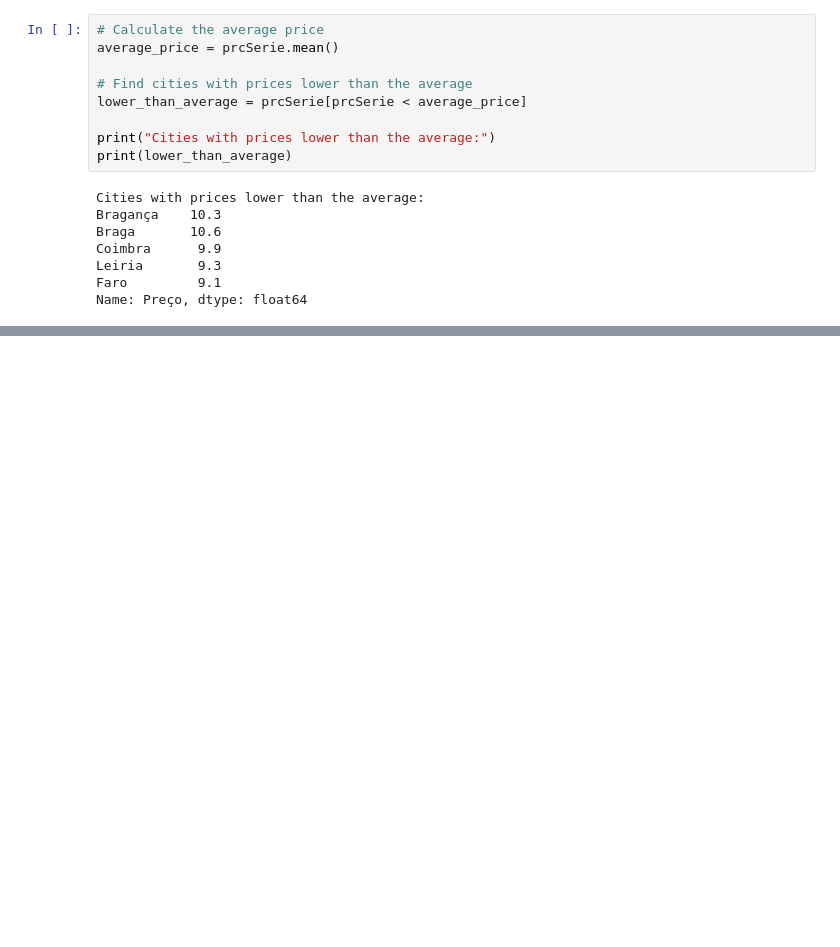
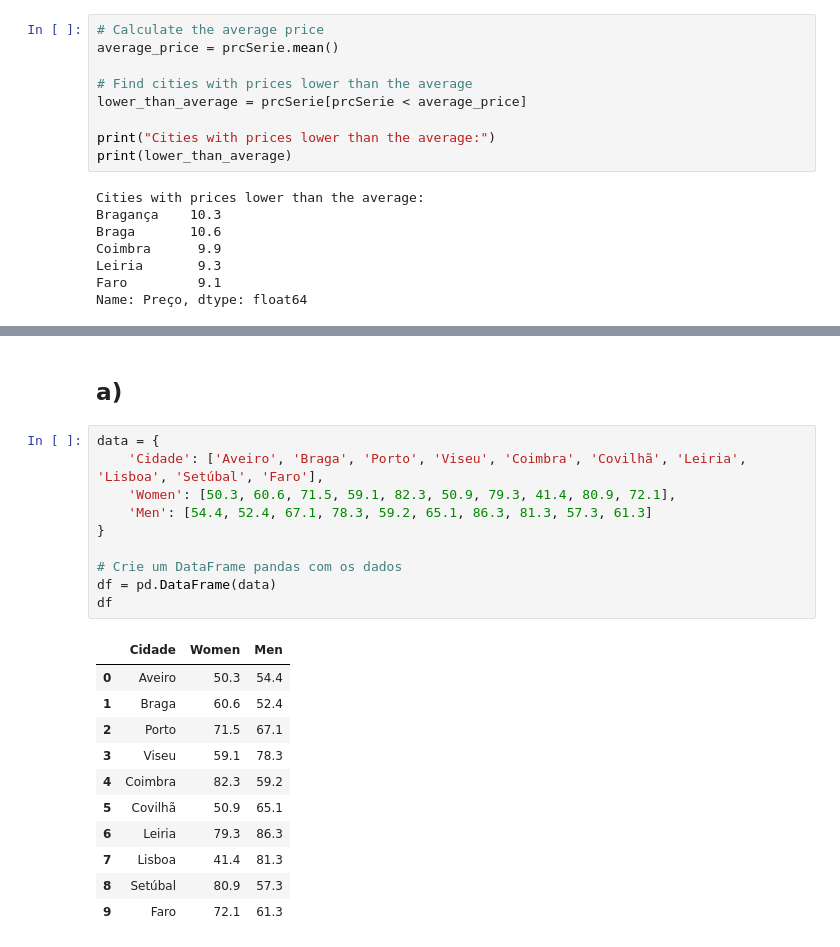
Before and after one commit to tassiogomes/MINDD-ISEP, a Jupyter notebook: MINDD_TP01.ipynb, the cells around one changed output, grey strips where cells are left out. Drawn from its saved outputs; the diff is of its cells as text; blank space fills up the shorter version.

```diff
--- a/MINDD_TP01.ipynb
+++ b/MINDD_TP01.ipynb
@@ -165,0 +224,24 @@ Name: Preço, dtype: float64
+# %% [markdown]
+## a)
+# %%
+data = {
+    'Cidade': ['Aveiro', 'Braga', 'Porto', 'Viseu', 'Coimbra', 'Covilhã', 'Leiria', 'Lisboa', 'Setúbal', 'Faro'],
+    'Women': [50.3, 60.6, 71.5, 59.1, 82.3, 50.9, 79.3, 41.4, 80.9, 72.1],
+    'Men': [54.4, 52.4, 67.1, 78.3, 59.2, 65.1, 86.3, 81.3, 57.3, 61.3]
+}
+
+# Crie um DataFrame pandas com os dados
+df = pd.DataFrame(data)
+df
+# %% [output]
+|  | Cidade | Women | Men |
+| 0 | Aveiro | 50.3 | 54.4 |
+| 1 | Braga | 60.6 | 52.4 |
+| 2 | Porto | 71.5 | 67.1 |
+| 3 | Viseu | 59.1 | 78.3 |
+| 4 | Coimbra | 82.3 | 59.2 |
+| 5 | Covilhã | 50.9 | 65.1 |
+| 6 | Leiria | 79.3 | 86.3 |
+| 7 | Lisboa | 41.4 | 81.3 |
+| 8 | Setúbal | 80.9 | 57.3 |
+| 9 | Faro | 72.1 | 61.3 |
```
Also changed, not shown: parts of 21 cells of this notebook.
